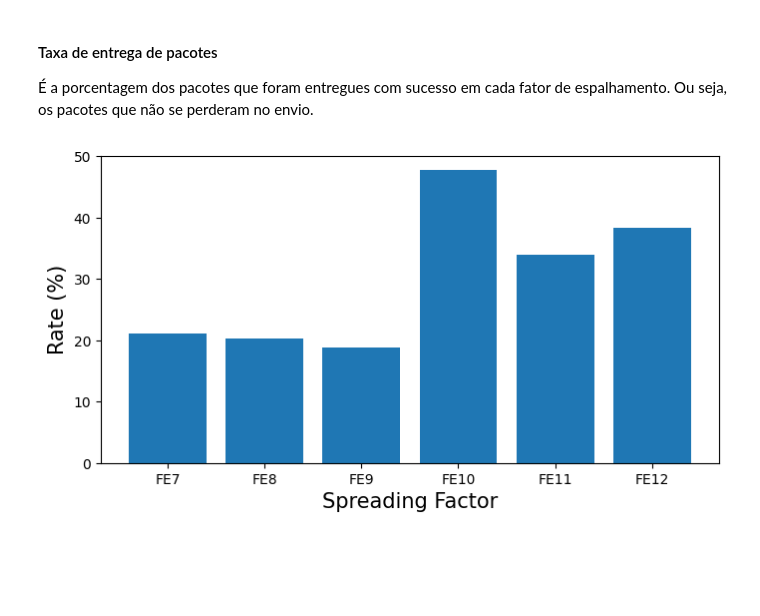
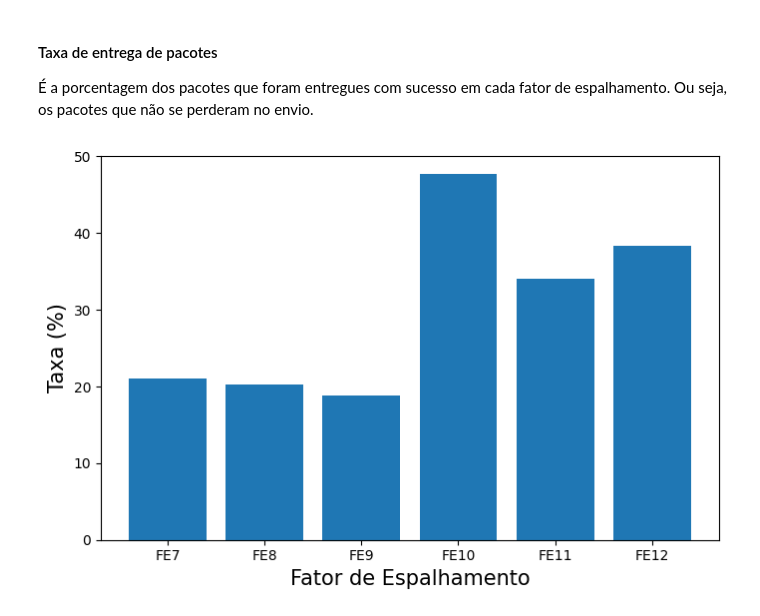
Before and after one commit to danilo-uea/paic-fapeam-notebook, a Jupyter notebook: PAIC_FAPEAM.ipynb, the cells around one changed output. Cells and saved outputs as stored; diff of their text form; code cells hidden in the pictures; blank space fills up the shorter version.

```diff
--- a/PAIC_FAPEAM.ipynb
+++ b/PAIC_FAPEAM.ipynb
@@ -394,7 +394,7 @@ for fe in range(6):
     verifica = sub - 1
     perdidos += verifica
 
-  qtd = maiorQue.iloc[-1]["Contador"] - maiorQue.iloc[0]["Contador"]
+  qtd = maiorQue.iloc[-1]["Contador"] - maiorQue.iloc[0]["Contador"] + 1
   sucesso = qtd - perdidos # Quantidade de pacotes entregues com sucesso
   taxaSucesso = round((100 * sucesso) / qtd, 2)
   lista_sucesso.append(taxaSucesso)
@@ -461,20 +461,20 @@ fig.savefig("Taxa_bytes.png")
 
 É a porcentagem dos pacotes que foram entregues com sucesso em cada fator de espalhamento. Ou seja, os pacotes que não se perderam no envio.
 # %%
-fig, ax = plt.subplots(figsize=(8, 4))
+fig, ax = plt.subplots(figsize=(8, 5))
 
 ax.bar(lista_nome, lista_sucesso)
 
 # ax.set_title('Package delivery rate', size=17)
 # ax.set_title('Taxa de entrega de pacotes', size=17)
 
-ax.set_ylabel('Rate (%)', size=15)
-# ax.set_ylabel('Taxa (%)', size=15)
+# ax.set_ylabel('Rate (%)', size=15)
+ax.set_ylabel('Taxa (%)', size=15)
 
-ax.set_xlabel('Spreading Factor', size=15)
-# ax.set_xlabel('Fator de Espalhamento', size=15)
+# ax.set_xlabel('Spreading Factor', size=15)
+ax.set_xlabel('Fator de Espalhamento', size=15)
 
-fig.savefig("Sucesso.png")
+fig.savefig("sucesso.png")
 # fig.show()
 # %% [output]
-[figure, old version]
+[figure, new version]
```
Also changed, not shown: parts of 3 cells of this notebook.
